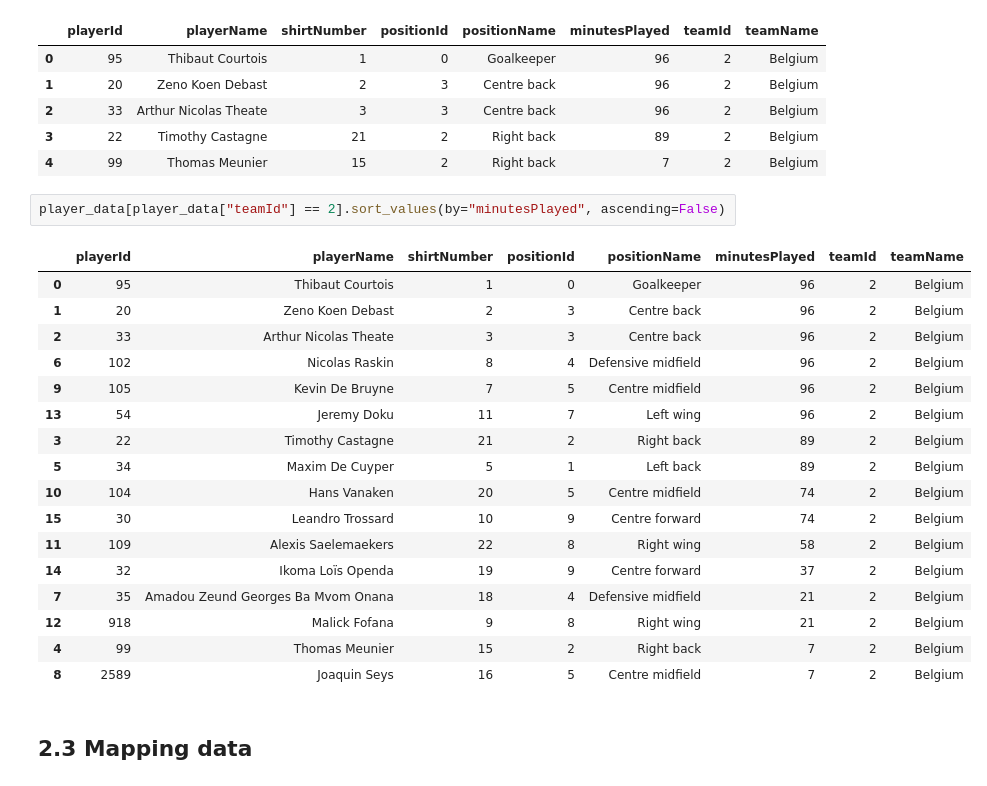
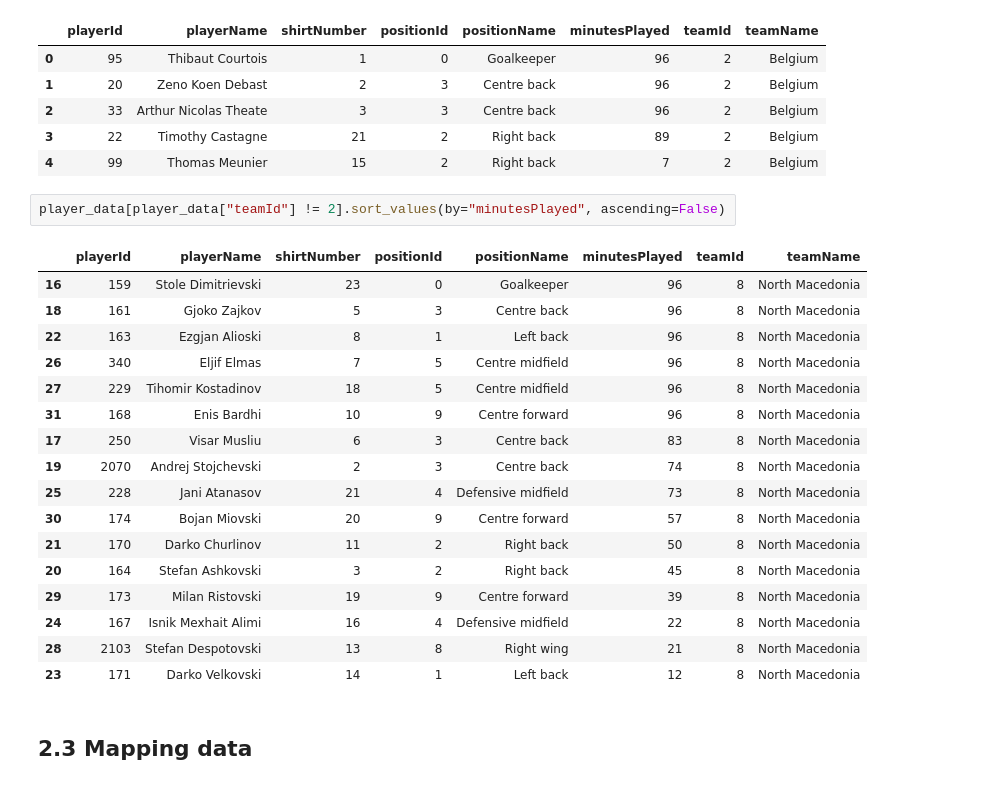
Before and after one commit to MarijnSt/belgium-north-macedonia-analysis, a Jupyter notebook: notebooks/data_exploration.ipynb, the cells around one changed output. Cells and saved outputs as stored; diff of their text form.

Commit message:
feat: defensive block analysis visualisation

```diff
--- a/notebooks/data_exploration.ipynb
+++ b/notebooks/data_exploration.ipynb
@@ -422,25 +422,25 @@ player_data.head()
 | 3 | 22 | Timothy Castagne | 21 | 2 | Right back | 89 | 2 | Belgium |
 | 4 | 99 | Thomas Meunier | 15 | 2 | Right back | 7 | 2 | Belgium |
 # %%
-player_data[player_data["teamId"] == 2].sort_values(by="minutesPlayed", ascending=False)
+player_data[player_data["teamId"] != 2].sort_values(by="minutesPlayed", ascending=False)
 # %% [output]
 |  | playerId | playerName | shirtNumber | positionId | positionName | minutesPlayed | teamId | teamName |
-| 0 | 95 | Thibaut Courtois | 1 | 0 | Goalkeeper | 96 | 2 | Belgium |
-| 1 | 20 | Zeno Koen Debast | 2 | 3 | Centre back | 96 | 2 | Belgium |
-| 2 | 33 | Arthur Nicolas Theate | 3 | 3 | Centre back | 96 | 2 | Belgium |
-| 6 | 102 | Nicolas Raskin | 8 | 4 | Defensive midfield | 96 | 2 | Belgium |
-| 9 | 105 | Kevin De Bruyne | 7 | 5 | Centre midfield | 96 | 2 | Belgium |
-| 13 | 54 | Jeremy Doku | 11 | 7 | Left wing | 96 | 2 | Belgium |
-| 3 | 22 | Timothy Castagne | 21 | 2 | Right back | 89 | 2 | Belgium |
-| 5 | 34 | Maxim De Cuyper | 5 | 1 | Left back | 89 | 2 | Belgium |
-| 10 | 104 | Hans Vanaken | 20 | 5 | Centre midfield | 74 | 2 | Belgium |
-| 15 | 30 | Leandro Trossard | 10 | 9 | Centre forward | 74 | 2 | Belgium |
-| 11 | 109 | Alexis Saelemaekers | 22 | 8 | Right wing | 58 | 2 | Belgium |
-| 14 | 32 | Ikoma Loïs Openda | 19 | 9 | Centre forward | 37 | 2 | Belgium |
-| 7 | 35 | Amadou Zeund Georges Ba Mvom Onana | 18 | 4 | Defensive midfield | 21 | 2 | Belgium |
-| 12 | 918 | Malick Fofana | 9 | 8 | Right wing | 21 | 2 | Belgium |
-| 4 | 99 | Thomas Meunier | 15 | 2 | Right back | 7 | 2 | Belgium |
-| 8 | 2589 | Joaquin Seys | 16 | 5 | Centre midfield | 7 | 2 | Belgium |
+| 16 | 159 | Stole Dimitrievski | 23 | 0 | Goalkeeper | 96 | 8 | North Macedonia |
+| 18 | 161 | Gjoko Zajkov | 5 | 3 | Centre back | 96 | 8 | North Macedonia |
+| 22 | 163 | Ezgjan Alioski | 8 | 1 | Left back | 96 | 8 | North Macedonia |
+| 26 | 340 | Eljif Elmas | 7 | 5 | Centre midfield | 96 | 8 | North Macedonia |
+| 27 | 229 | Tihomir Kostadinov | 18 | 5 | Centre midfield | 96 | 8 | North Macedonia |
+| 31 | 168 | Enis Bardhi | 10 | 9 | Centre forward | 96 | 8 | North Macedonia |
+| 17 | 250 | Visar Musliu | 6 | 3 | Centre back | 83 | 8 | North Macedonia |
+| 19 | 2070 | Andrej Stojchevski | 2 | 3 | Centre back | 74 | 8 | North Macedonia |
+| 25 | 228 | Jani Atanasov | 21 | 4 | Defensive midfield | 73 | 8 | North Macedonia |
+| 30 | 174 | Bojan Miovski | 20 | 9 | Centre forward | 57 | 8 | North Macedonia |
+| 21 | 170 | Darko Churlinov | 11 | 2 | Right back | 50 | 8 | North Macedonia |
+| 20 | 164 | Stefan Ashkovski | 3 | 2 | Right back | 45 | 8 | North Macedonia |
+| 29 | 173 | Milan Ristovski | 19 | 9 | Centre forward | 39 | 8 | North Macedonia |
+| 24 | 167 | Isnik Mexhait Alimi | 16 | 4 | Defensive midfield | 22 | 8 | North Macedonia |
+| 28 | 2103 | Stefan Despotovski | 13 | 8 | Right wing | 21 | 8 | North Macedonia |
+| 23 | 171 | Darko Velkovski | 14 | 1 | Left back | 12 | 8 | North Macedonia |
 # %% [markdown]
 ## 2.3 Mapping data
 # %%
```
Also changed, not shown: parts of 3 cells of this notebook, 8 other files.
